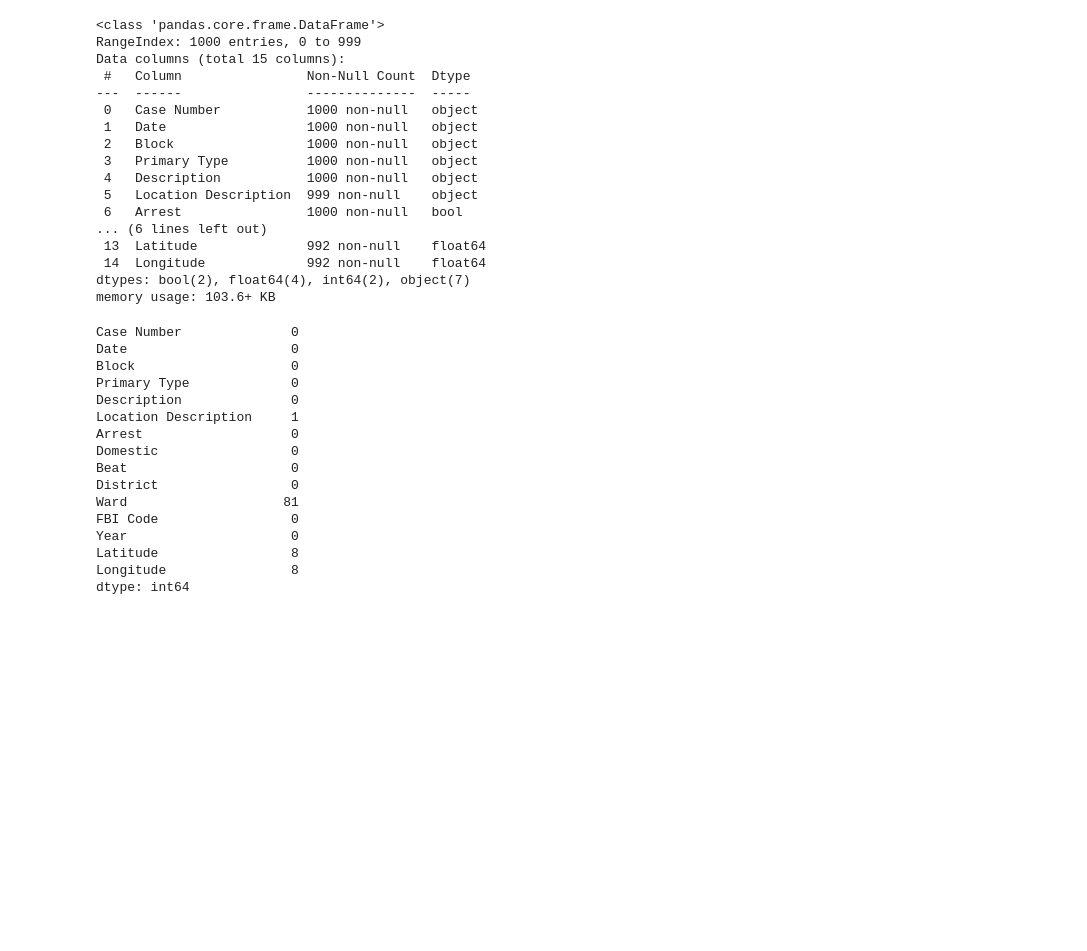
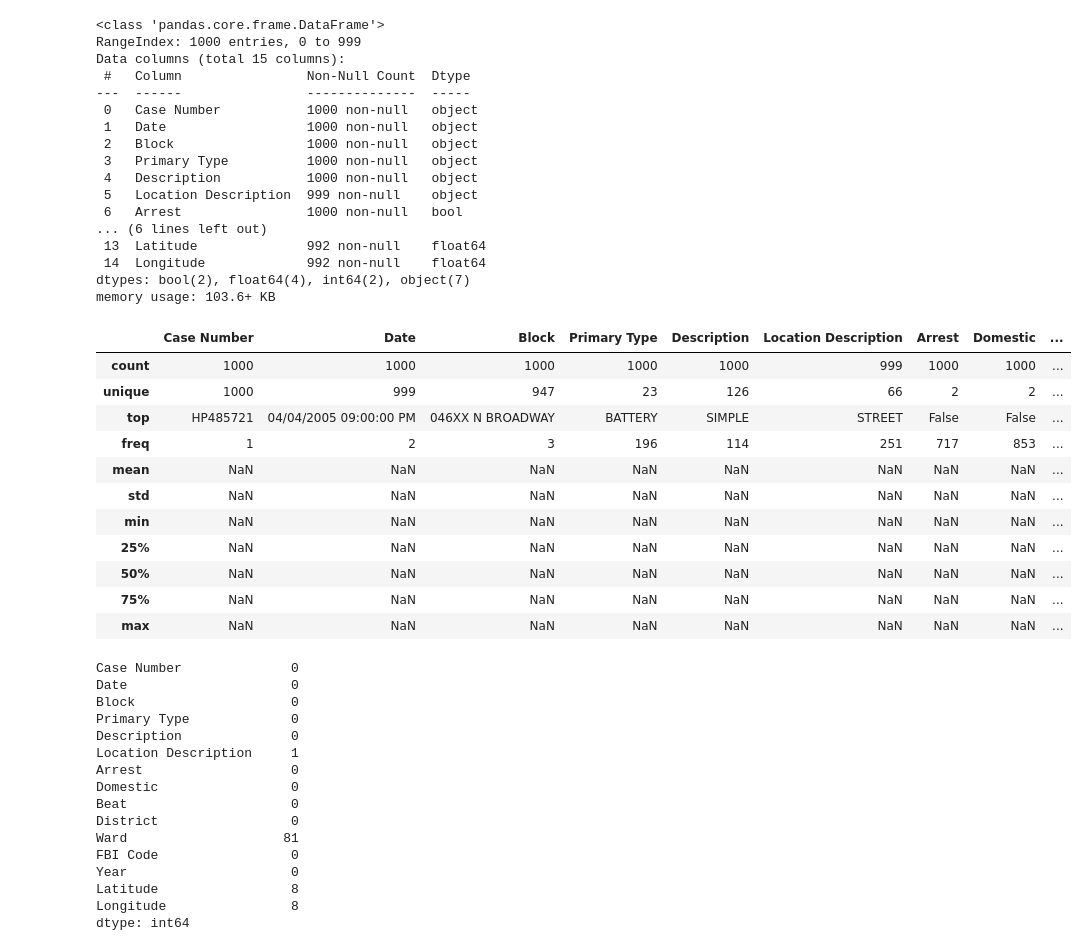
Before and after one commit to GbengaAbraham/AltSchoolAfrica-Circle-24-Collaboration, a Jupyter notebook: EDA on chicago crime data.ipynb, the cells around one changed output. Drawn from its saved outputs; the diff is of its cells as text; code cells hidden in the pictures; blank space fills up the shorter version.

```diff
--- a/EDA on chicago crime data.ipynb
+++ b/EDA on chicago crime data.ipynb
@@ -125,6 +130,22 @@ Data columns (total 15 columns):
  14  Longitude             992 non-null    float64
 dtypes: bool(2), float64(4), int64(2), object(7)
 memory usage: 103.6+ KB
+# %%
+#statistics for each column
+chicago_crime_df.describe(include='all')
+# %% [output]
+|  | Case Number | Date | Block | Primary Type | Description | Location Description | Arrest | Domestic | ... |
+| count | 1000 | 1000 | 1000 | 1000 | 1000 | 999 | 1000 | 1000 | ... |
+| unique | 1000 | 999 | 947 | 23 | 126 | 66 | 2 | 2 | ... |
+| top | HP485721 | 04/04/2005 09:00:00 PM | 046XX N BROADWAY | BATTERY | SIMPLE | STREET | False | False | ... |
+| freq | 1 | 2 | 3 | 196 | 114 | 251 | 717 | 853 | ... |
+| mean | NaN | NaN | NaN | NaN | NaN | NaN | NaN | NaN | ... |
+| std | NaN | NaN | NaN | NaN | NaN | NaN | NaN | NaN | ... |
+| min | NaN | NaN | NaN | NaN | NaN | NaN | NaN | NaN | ... |
+| 25% | NaN | NaN | NaN | NaN | NaN | NaN | NaN | NaN | ... |
+| 50% | NaN | NaN | NaN | NaN | NaN | NaN | NaN | NaN | ... |
+| 75% | NaN | NaN | NaN | NaN | NaN | NaN | NaN | NaN | ... |
+| max | NaN | NaN | NaN | NaN | NaN | NaN | NaN | NaN | ... |
 # %%
 # checking missing value count
 chicago_crime_df.isnull().sum()
```
Also changed, not shown: parts of 38 cells of this notebook.
